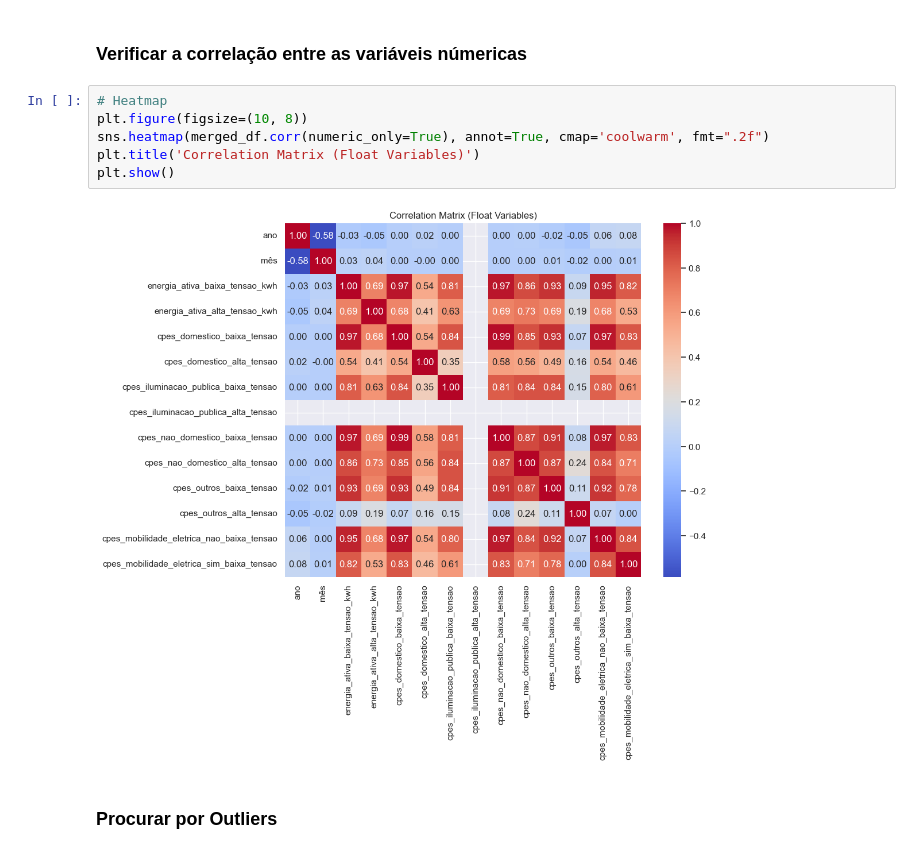
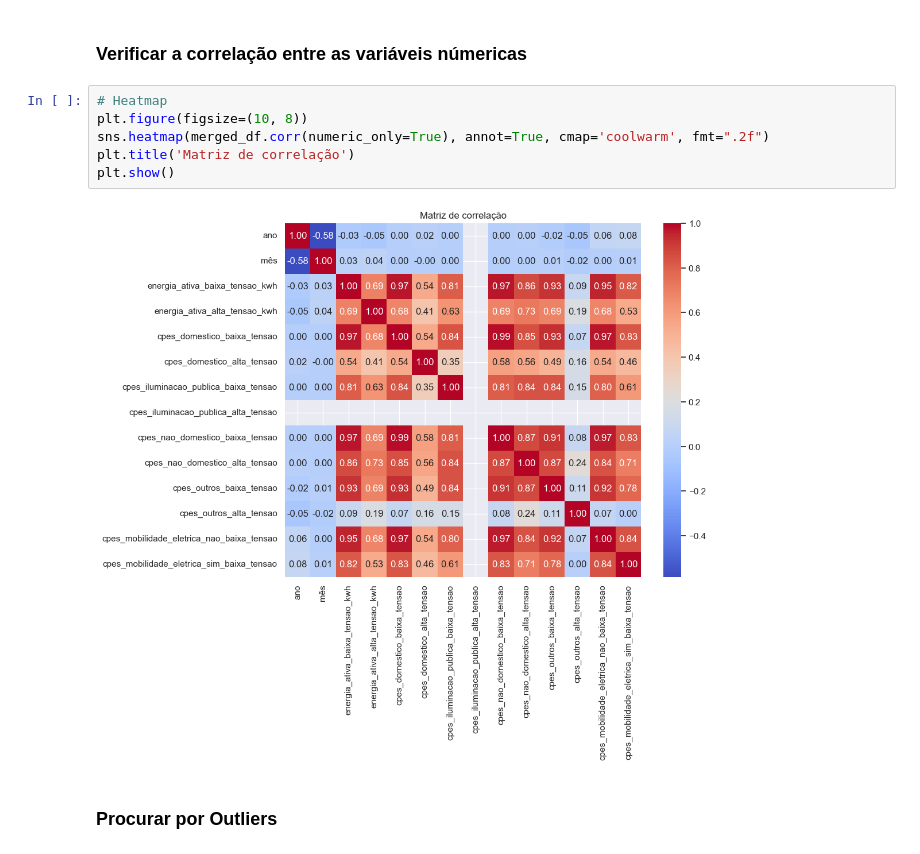
Before and after one commit to kreativermario/Projeto-DECD, a Jupyter notebook: notebooks/data_understanding.ipynb, the cells around one changed output. Saved outputs shown, nothing was run; the diff lists cells and outputs as text.

```diff
--- a/notebooks/data_understanding.ipynb
+++ b/notebooks/data_understanding.ipynb
@@ -86,11 +86,11 @@ memory usage: 537.6 KB
 # %%
 # Heatmap
 plt.figure(figsize=(10, 8))
 sns.heatmap(merged_df.corr(numeric_only=True), annot=True, cmap='coolwarm', fmt=".2f")
-plt.title('Correlation Matrix (Float Variables)')
+plt.title('Matriz de correlação')
 plt.show()
 # %% [output]
-[figure, old version]
+[figure, new version]
 # %% [markdown]
 ### Procurar por Outliers
 # %%
```
Also changed, not shown: 2 other files.
